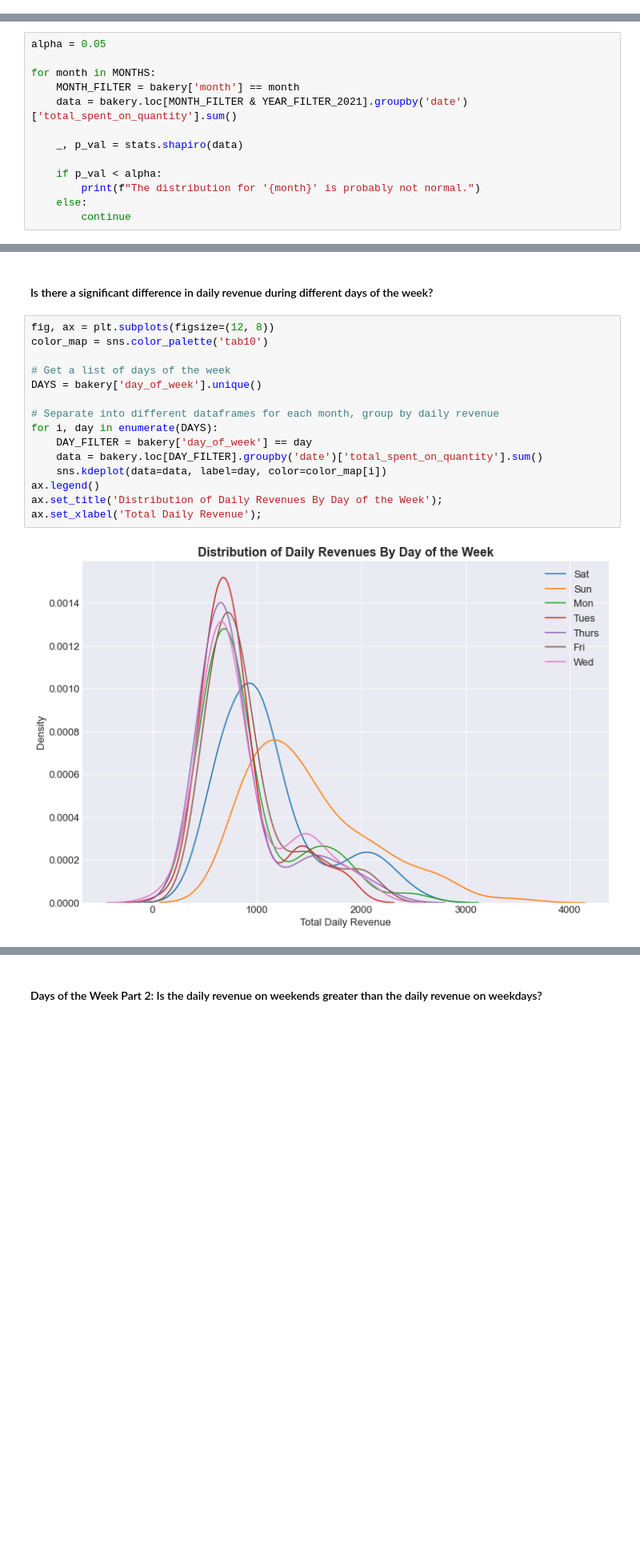
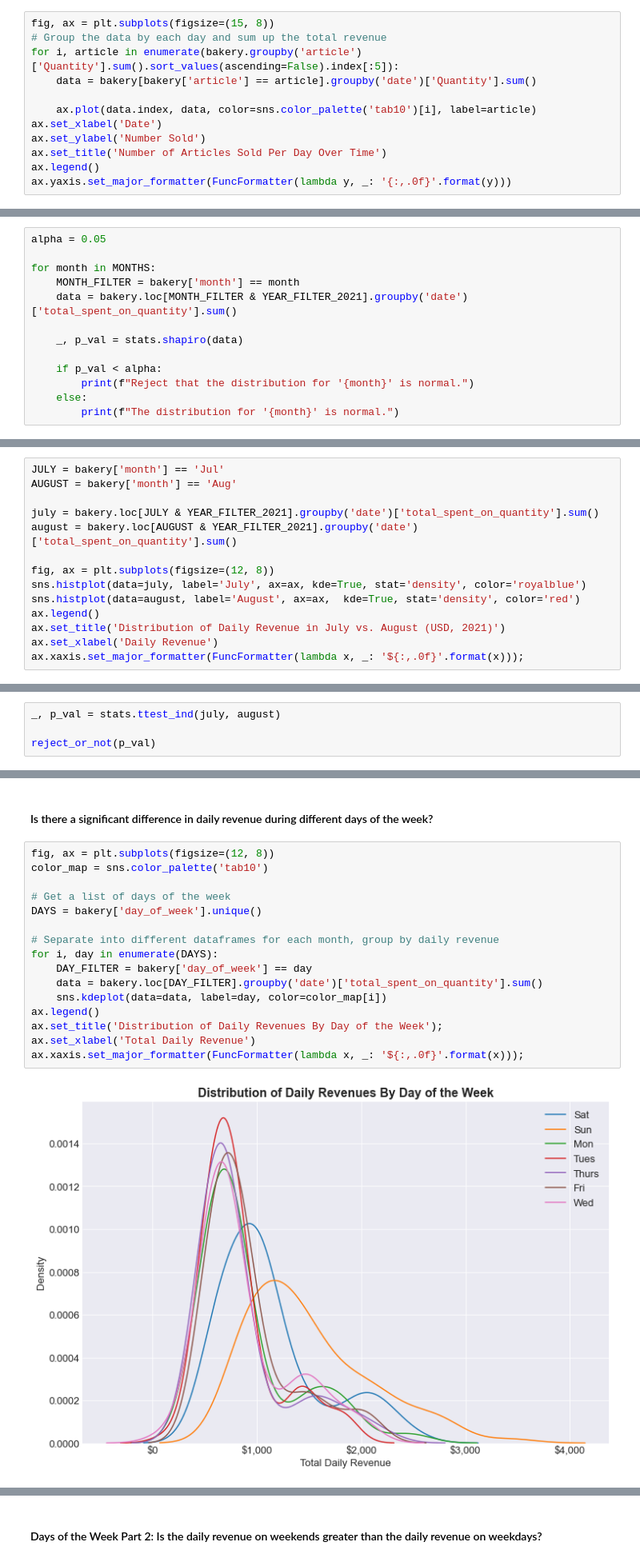
Before and after one commit to TrinityGahagen2K/french-bakery-analysis, a Jupyter notebook: french_bakery_analysis.ipynb, the cells around one changed output, grey strips where cells are left out. Shown at 80% size. Saved outputs shown, nothing was run; the diff lists cells and outputs as text; blank space fills up the shorter version.

```diff
--- a/french_bakery_analysis.ipynb
+++ b/french_bakery_analysis.ipynb
@@ -589,3 +596,15 @@ ax.yaxis.set_major_formatter(FuncFormatter(lambda y, _: '{:,.0f}'.format(y)));
 The most popular product, beating out the next highest-selling product by almost 90,000 units, is the traditional baguette.
 
 The next two highest selling products are croissants, and pain au chocolat.
+# %%
+fig, ax = plt.subplots(figsize=(15, 8))
+# Group the data by each day and sum up the total revenue
+for i, article in enumerate(bakery.groupby('article')['Quantity'].sum().sort_values(ascending=False).index[:5]):
+    data = bakery[bakery['article'] == article].groupby('date')['Quantity'].sum()
+
+    ax.plot(data.index, data, color=sns.color_palette('tab10')[i], label=article)
+ax.set_xlabel('Date')
+ax.set_ylabel('Number Sold')
+ax.set_title('Number of Articles Sold Per Day Over Time')
+ax.legend()
+ax.yaxis.set_major_formatter(FuncFormatter(lambda y, _: '{:,.0f}'.format(y)))
@@ -633,7 +656,7 @@ for month in MONTHS:
     _, p_val = stats.shapiro(data)
 
     if p_val < alpha:
-        print(f"The distribution for '{month}' is probably not normal.")
+        print(f"Reject that the distribution for '{month}' is normal.")
     else:
-        continue
+        print(f"The distribution for '{month}' is normal.")
 # %% [output]
@@ -683,0 +712,14 @@ Our p-value is very small, and thus there is sufficient evidence to reject the n
+# %%
+JULY = bakery['month'] == 'Jul'
+AUGUST = bakery['month'] == 'Aug'
+
+july = bakery.loc[JULY & YEAR_FILTER_2021].groupby('date')['total_spent_on_quantity'].sum()
+august = bakery.loc[AUGUST & YEAR_FILTER_2021].groupby('date')['total_spent_on_quantity'].sum()
+
+fig, ax = plt.subplots(figsize=(12, 8))
+sns.histplot(data=july, label='July', ax=ax, kde=True, stat='density', color='royalblue')
+sns.histplot(data=august, label='August', ax=ax,  kde=True, stat='density', color='red')
+ax.legend()
+ax.set_title('Distribution of Daily Revenue in July vs. August (USD, 2021)')
+ax.set_xlabel('Daily Revenue')
+ax.xaxis.set_major_formatter(FuncFormatter(lambda x, _: '${:,.0f}'.format(x)));
@@ -683,0 +738,4 @@ Our p-value is very small, and thus there is sufficient evidence to reject the n
+# %%
+_, p_val = stats.ttest_ind(july, august)
+
+reject_or_not(p_val)
@@ -686,18 +749,19 @@ Our p-value is very small, and thus there is sufficient evidence to reject the n
 # %%
 fig, ax = plt.subplots(figsize=(12, 8))
 color_map = sns.color_palette('tab10')
 
 # Get a list of days of the week
 DAYS = bakery['day_of_week'].unique()
 
 # Separate into different dataframes for each month, group by daily revenue
 for i, day in enumerate(DAYS):
     DAY_FILTER = bakery['day_of_week'] == day
     data = bakery.loc[DAY_FILTER].groupby('date')['total_spent_on_quantity'].sum()
     sns.kdeplot(data=data, label=day, color=color_map[i])
 ax.legend()
 ax.set_title('Distribution of Daily Revenues By Day of the Week');
-ax.set_xlabel('Total Daily Revenue');
+ax.set_xlabel('Total Daily Revenue')
+ax.xaxis.set_major_formatter(FuncFormatter(lambda x, _: '${:,.0f}'.format(x)));
 # %% [output]
-[figure, old version]
+[figure, new version]
 # %% [markdown]
```
Also changed, not shown: parts of 35 cells of this notebook.
